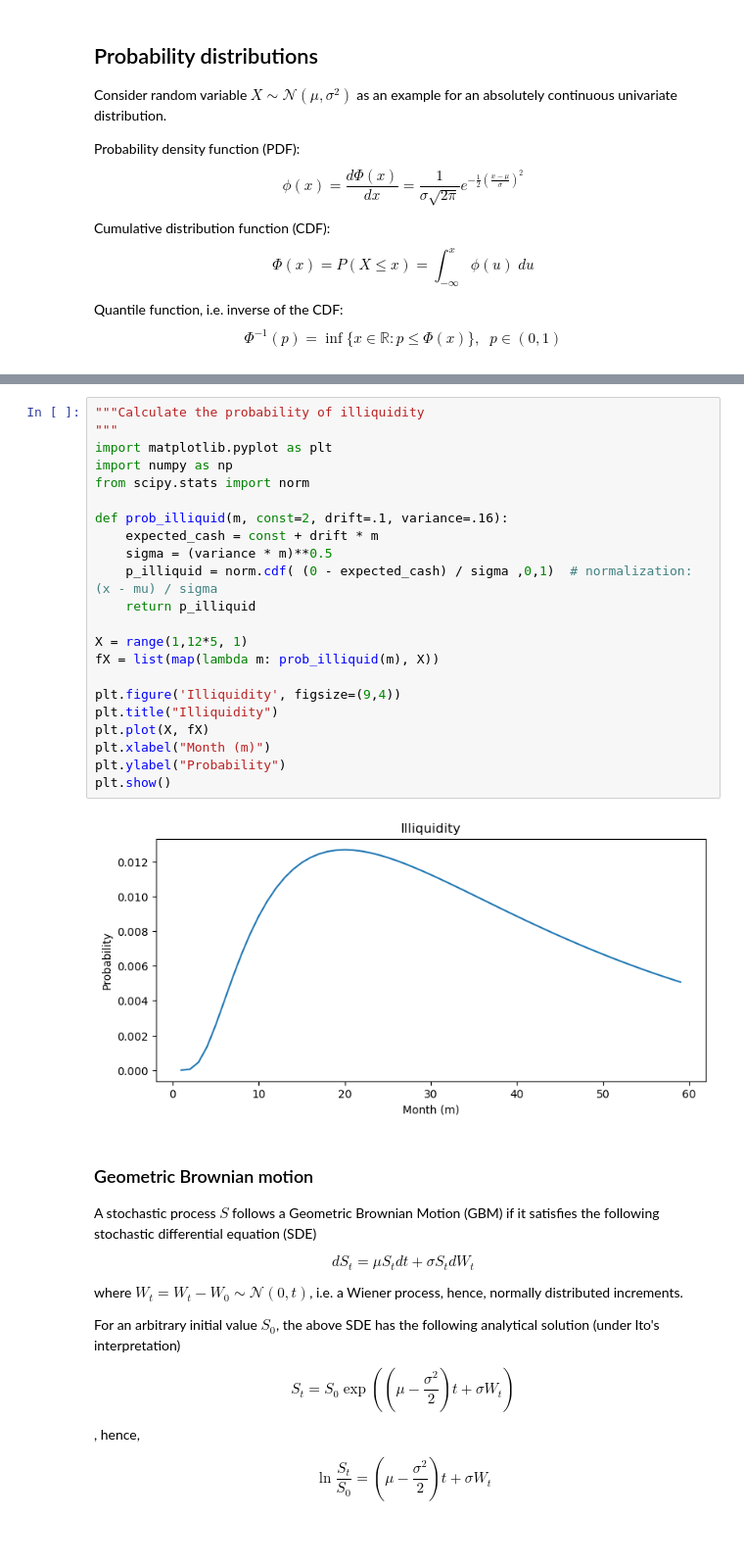
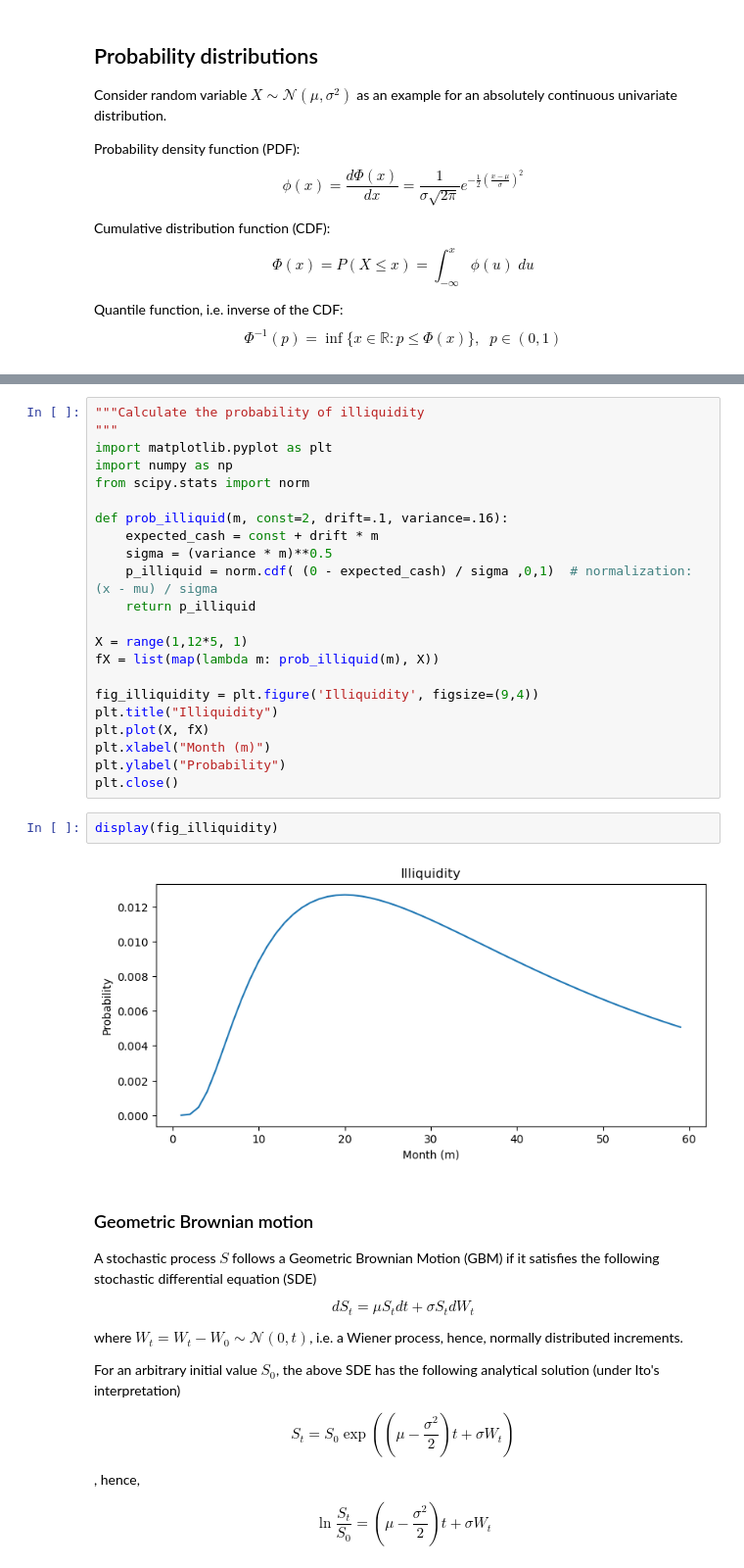
Before and after one commit to cafawo/Derivatives, a Jupyter notebook: derivatives.ipynb, the cells around one changed output, grey strips where cells are left out. Shown at 98% size. Drawn from its saved outputs; the diff is of its cells as text; blank space fills up the shorter version.

```diff
--- a/derivatives.ipynb
+++ b/derivatives.ipynb
@@ -1118,14 +1130,16 @@ def prob_illiquid(m, const=2, drift=.1, variance=.16):
 X = range(1,12*5, 1)
 fX = list(map(lambda m: prob_illiquid(m), X))
 
-plt.figure('Illiquidity', figsize=(9,4))
+fig_illiquidity = plt.figure('Illiquidity', figsize=(9,4))
 plt.title("Illiquidity")
 plt.plot(X, fX)
 plt.xlabel("Month (m)")
 plt.ylabel("Probability")
-plt.show()
+plt.close()
-# %% [output]
-[figure, removed]
+# %%
+display(fig_illiquidity)
+# %% [output]
+[figure, added]
 # %% [markdown]
 ### Geometric Brownian motion
 
```
Also changed, not shown: parts of 48 cells of this notebook, 1 other file.
